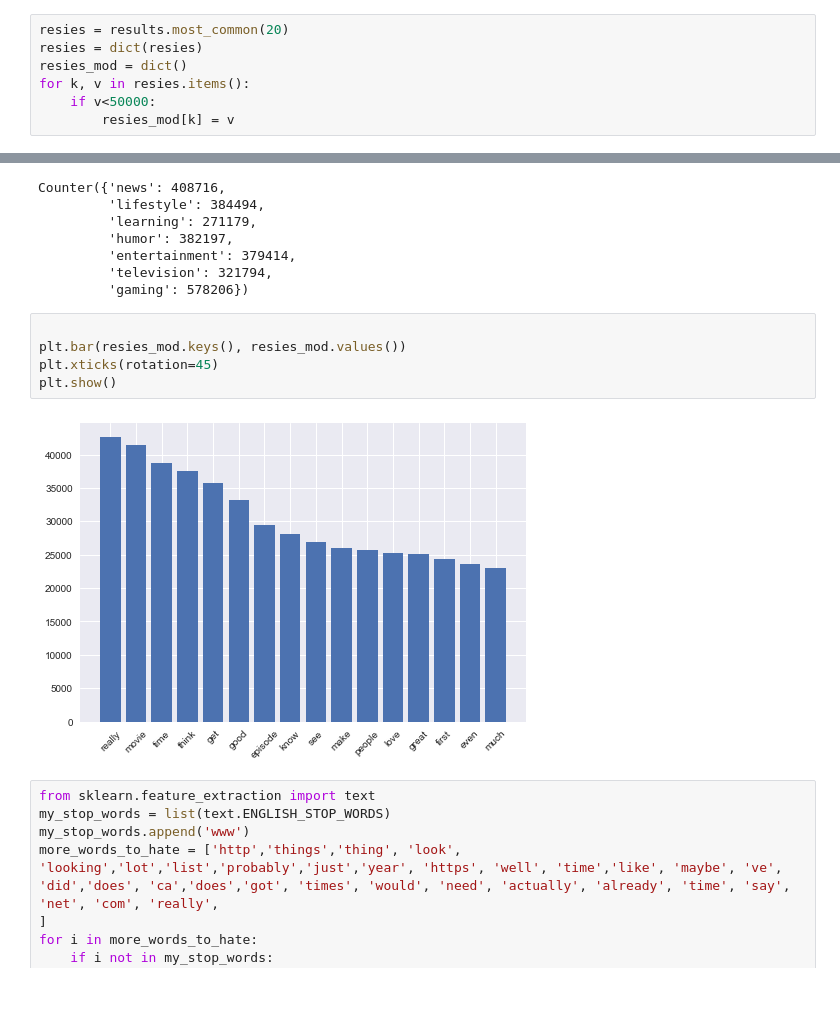
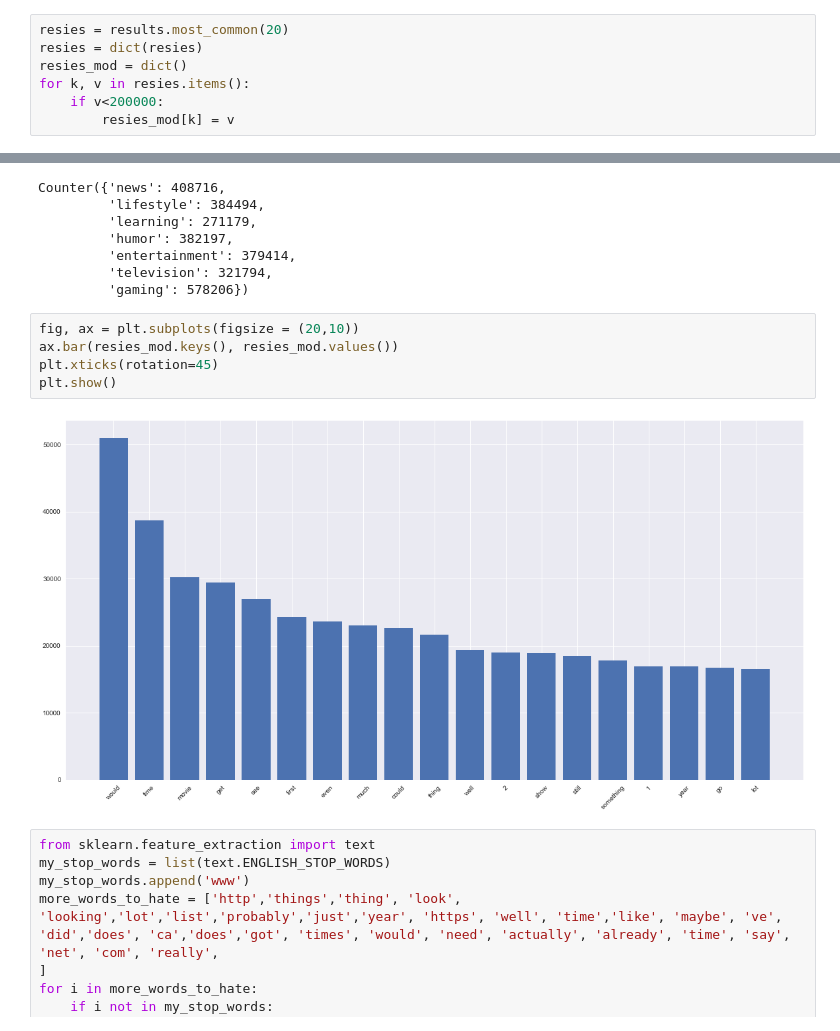
Before and after one commit to Jameshskelton/Reddit-NLP, a Jupyter notebook: Reddit-nlp-project.ipynb, the cells around one changed output, grey strips where cells are left out. Cells and saved outputs as stored; diff of their text form; blank space fills up the shorter version.

```diff
--- a/Reddit-nlp-project.ipynb
+++ b/Reddit-nlp-project.ipynb
@@ -1269,7 +1298,7 @@ resies = results.most_common(20)
 resies = dict(resies)
 resies_mod = dict()
 for k, v in resies.items():
-    if v<50000:
+    if v<200000:
         resies_mod[k] = v
 # %%
 (Counter(df['meta'].values))
@@ -1282,12 +1311,12 @@ Counter({'news': 408716,
          'television': 321794,
          'gaming': 578206})
 # %%
-
-plt.bar(resies_mod.keys(), resies_mod.values())
+fig, ax = plt.subplots(figsize = (20,10))
+ax.bar(resies_mod.keys(), resies_mod.values())
 plt.xticks(rotation=45)
 plt.show()
 # %% [output]
-[figure, old version]
+[figure, new version]
 # %%
 from sklearn.feature_extraction import text
 my_stop_words = list(text.ENGLISH_STOP_WORDS)
```
Also changed, not shown: parts of 5 cells of this notebook.
